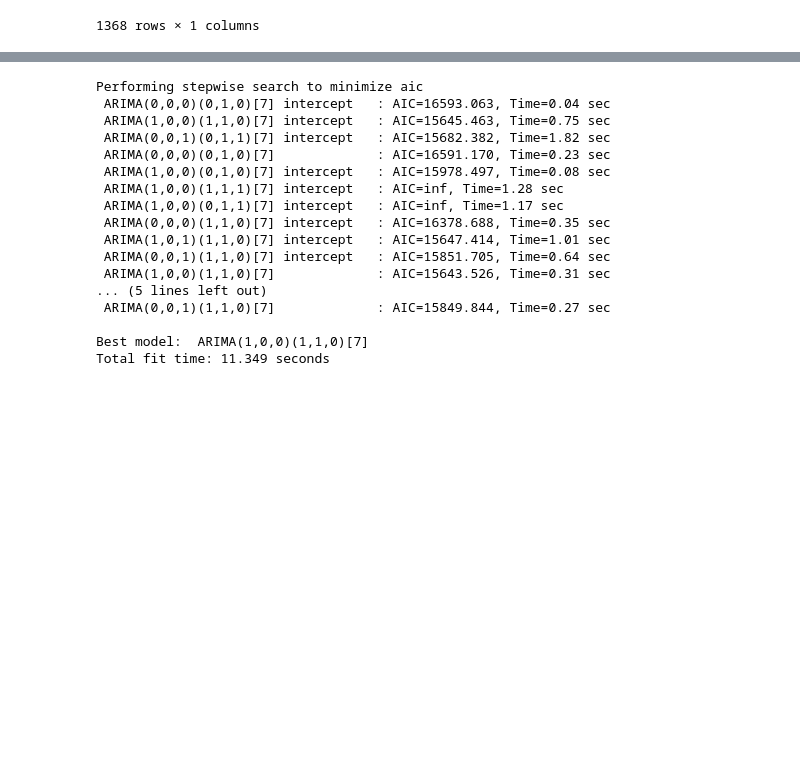
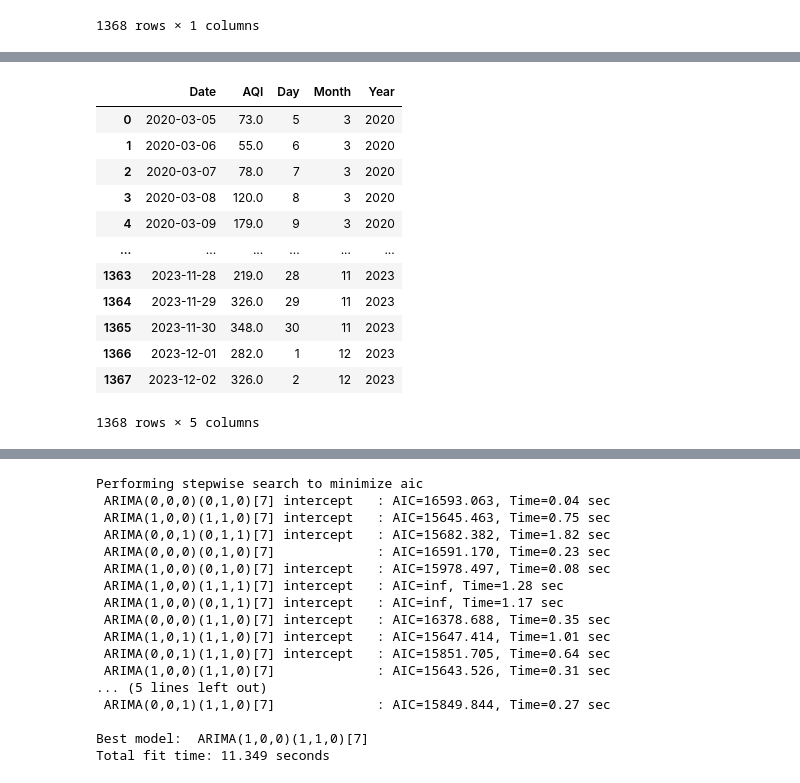
Before and after one commit to Bomma-Pranay/Analysing-Air-Quality-Index-using-Machine-Learning, a Jupyter notebook: ipynotebooks/Forecasting_time_series/scratch1.ipynb, the cells around one changed output, grey strips where cells are left out. Saved outputs shown, nothing was run; the diff lists cells and outputs as text; code cells hidden in the pictures; blank space fills up the shorter version.

```diff
--- a/ipynotebooks/Forecasting_time_series/scratch1.ipynb
+++ b/ipynotebooks/Forecasting_time_series/scratch1.ipynb
@@ -223,3 +223,6 @@ df
 | 2023-12-01 | 282.0 |
 | 2023-12-02 | 326.0 |
 1368 rows × 1 columns
+# %%
+df = df.reset_index()
+df.info()
@@ -225,0 +243,16 @@ df
+# %%
+df
+# %% [output]
+|  | Date | AQI | Day | Month | Year |
+| 0 | 2020-03-05 | 73.0 | 5 | 3 | 2020 |
+| 1 | 2020-03-06 | 55.0 | 6 | 3 | 2020 |
+| 2 | 2020-03-07 | 78.0 | 7 | 3 | 2020 |
+| 3 | 2020-03-08 | 120.0 | 8 | 3 | 2020 |
+| 4 | 2020-03-09 | 179.0 | 9 | 3 | 2020 |
+| ... | ... | ... | ... | ... | ... |
+| 1363 | 2023-11-28 | 219.0 | 28 | 11 | 2023 |
+| 1364 | 2023-11-29 | 326.0 | 29 | 11 | 2023 |
+| 1365 | 2023-11-30 | 348.0 | 30 | 11 | 2023 |
+| 1366 | 2023-12-01 | 282.0 | 1 | 12 | 2023 |
+| 1367 | 2023-12-02 | 326.0 | 2 | 12 | 2023 |
+1368 rows × 5 columns
```
Also changed, not shown: parts of 17 cells of this notebook, 5 other files.
